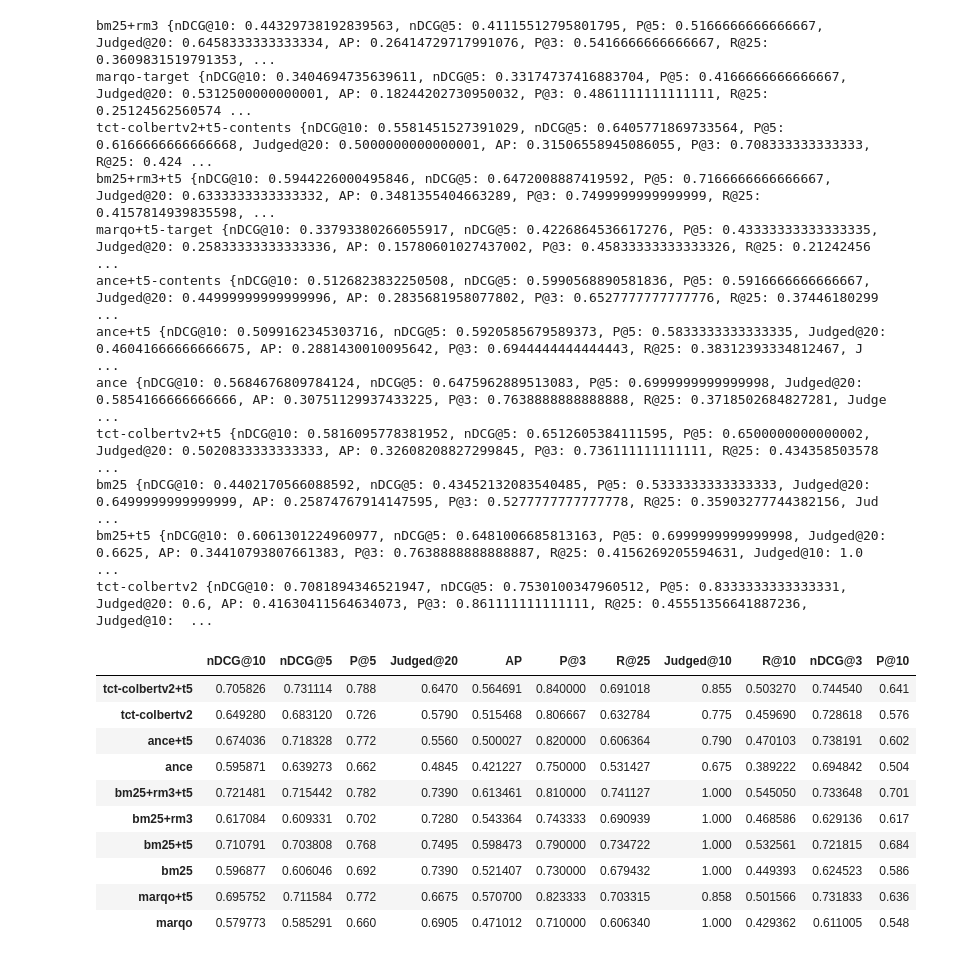
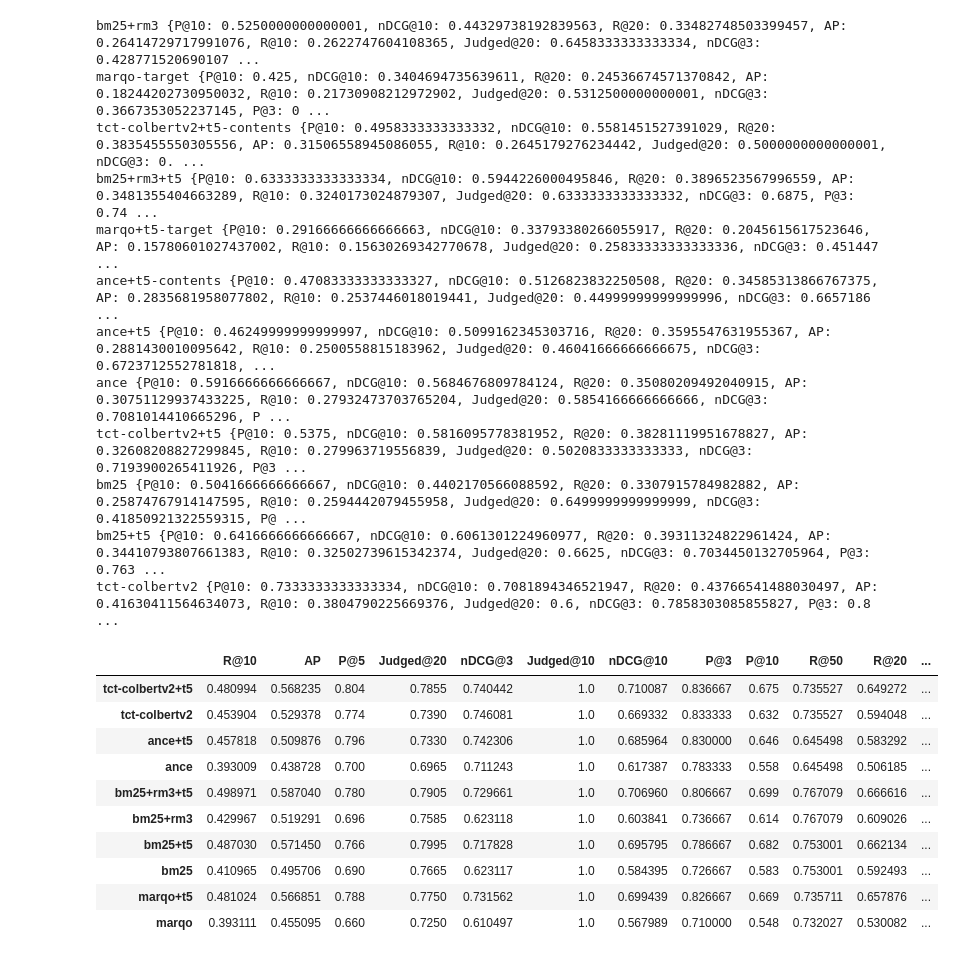
Before and after one commit to PhilipZubel/task-search-quality, a Jupyter notebook: results.ipynb, the cells around one changed output. Cells and saved outputs as stored; diff of their text form; code cells hidden in the pictures.

```diff
--- a/results.ipynb
+++ b/results.ipynb
@@ -12,7 +12,7 @@ qrels_folder = os.path.join(os.getcwd(), 'measurements', 'judgments')
 run_cooking_folder = os.path.join(os.getcwd(), 'measurements', 'cooking', 'run_files')
 run_diy_folder = os.path.join(os.getcwd(), 'measurements', 'diy', 'run_files')
 cooking_runs = os.listdir(run_cooking_folder)
-cooking_qrles = os.path.join(qrels_folder, "cooking.qrles")
+cooking_qrles = os.path.join(qrels_folder, "cooking.qrels")
 
 queries = {
     "COOKING" : pd.read_csv('queries/cooking.csv'),
@@ -35,7 +35,7 @@ def get_filepaths(folder):
 def get_accuracy(run_filepath, qrles_filepath):
     run = ir_measures.read_trec_run(run_filepath)
     qrles = ir_measures.read_trec_qrels(qrles_filepath)
-    accuracy = ir_measures.calc_aggregate([nDCG@3, nDCG@5, nDCG@10, Precision@3, Precision@5, Precision@10, Recall@10, Recall@25, Judged@10, Judged@20, MAP], qrles, run)
+    accuracy = ir_measures.calc_aggregate([nDCG@3, nDCG@5, nDCG@10, Precision@3, Precision@5, Precision@10, Recall@10, Recall@20, Recall@50, Judged@10, Judged@20, MAP], qrles, run)
     return accuracy
 
 def get_precision_recall(run_filepath, qrles_filepath):
@@ -77,49 +77,50 @@ for searcher in cooking_runs:
     accuracy = get_accuracy(run, cooking_qrles)
     print(searcher_name, accuracy)
 # %% [output]
-bm25+rm3 {nDCG@10: 0.44329738192839563, nDCG@5: 0.41115512795801795, P@5: 0.5166666666666667, Judged@20: 0.6458333333333334, AP: 0.26414729717991076, P@3: 0.5416666666666667, R@25: 0.3609831519791353, ...
-marqo-target {nDCG@10: 0.3404694735639611, nDCG@5: 0.33174737416883704, P@5: 0.4166666666666667, Judged@20: 0.5312500000000001, AP: 0.18244202730950032, P@3: 0.4861111111111111, R@25: 0.25124562560574 ...
-tct-colbertv2+t5-contents {nDCG@10: 0.5581451527391029, nDCG@5: 0.6405771869733564, P@5: 0.6166666666666668, Judged@20: 0.5000000000000001, AP: 0.31506558945086055, P@3: 0.708333333333333, R@25: 0.424 ...
-bm25+rm3+t5 {nDCG@10: 0.5944226000495846, nDCG@5: 0.6472008887419592, P@5: 0.7166666666666667, Judged@20: 0.6333333333333332, AP: 0.3481355404663289, P@3: 0.7499999999999999, R@25: 0.4157814939835598, ...
-marqo+t5-target {nDCG@10: 0.33793380266055917, nDCG@5: 0.4226864536617276, P@5: 0.43333333333333335, Judged@20: 0.25833333333333336, AP: 0.15780601027437002, P@3: 0.45833333333333326, R@25: 0.21242456 ...
-ance+t5-contents {nDCG@10: 0.5126823832250508, nDCG@5: 0.5990568890581836, P@5: 0.5916666666666667, Judged@20: 0.44999999999999996, AP: 0.2835681958077802, P@3: 0.6527777777777776, R@25: 0.37446180299 ...
-ance+t5 {nDCG@10: 0.5099162345303716, nDCG@5: 0.5920585679589373, P@5: 0.5833333333333335, Judged@20: 0.46041666666666675, AP: 0.2881430010095642, P@3: 0.6944444444444443, R@25: 0.38312393334812467, J ...
-ance {nDCG@10: 0.5684676809784124, nDCG@5: 0.6475962889513083, P@5: 0.6999999999999998, Judged@20: 0.5854166666666666, AP: 0.30751129937433225, P@3: 0.7638888888888888, R@25: 0.3718502684827281, Judge ...
-tct-colbertv2+t5 {nDCG@10: 0.5816095778381952, nDCG@5: 0.6512605384111595, P@5: 0.6500000000000002, Judged@20: 0.5020833333333333, AP: 0.32608208827299845, P@3: 0.736111111111111, R@25: 0.434358503578 ...
-bm25 {nDCG@10: 0.4402170566088592, nDCG@5: 0.43452132083540485, P@5: 0.5333333333333333, Judged@20: 0.6499999999999999, AP: 0.25874767914147595, P@3: 0.5277777777777778, R@25: 0.35903277744382156, Jud ...
-bm25+t5 {nDCG@10: 0.6061301224960977, nDCG@5: 0.6481006685813163, P@5: 0.6999999999999998, Judged@20: 0.6625, AP: 0.34410793807661383, P@3: 0.7638888888888887, R@25: 0.4156269205594631, Judged@10: 1.0 ...
-tct-colbertv2 {nDCG@10: 0.7081894346521947, nDCG@5: 0.7530100347960512, P@5: 0.8333333333333331, Judged@20: 0.6, AP: 0.41630411564634073, P@3: 0.861111111111111, R@25: 0.45551356641887236, Judged@10:  ...
+bm25+rm3 {P@10: 0.5250000000000001, nDCG@10: 0.44329738192839563, R@20: 0.33482748503399457, AP: 0.26414729717991076, R@10: 0.2622747604108365, Judged@20: 0.6458333333333334, nDCG@3: 0.428771520690107 ...
+marqo-target {P@10: 0.425, nDCG@10: 0.3404694735639611, R@20: 0.24536674571370842, AP: 0.18244202730950032, R@10: 0.21730908212972902, Judged@20: 0.5312500000000001, nDCG@3: 0.3667353052237145, P@3: 0 ...
+tct-colbertv2+t5-contents {P@10: 0.4958333333333332, nDCG@10: 0.5581451527391029, R@20: 0.3835455550305556, AP: 0.31506558945086055, R@10: 0.2645179276234442, Judged@20: 0.5000000000000001, nDCG@3: 0. ...
+bm25+rm3+t5 {P@10: 0.6333333333333334, nDCG@10: 0.5944226000495846, R@20: 0.3896523567996559, AP: 0.3481355404663289, R@10: 0.3240173024879307, Judged@20: 0.6333333333333332, nDCG@3: 0.6875, P@3: 0.74 ...
+marqo+t5-target {P@10: 0.29166666666666663, nDCG@10: 0.33793380266055917, R@20: 0.2045615617523646, AP: 0.15780601027437002, R@10: 0.15630269342770678, Judged@20: 0.25833333333333336, nDCG@3: 0.451447 ...
+ance+t5-contents {P@10: 0.47083333333333327, nDCG@10: 0.5126823832250508, R@20: 0.34585313866767375, AP: 0.2835681958077802, R@10: 0.2537446018019441, Judged@20: 0.44999999999999996, nDCG@3: 0.6657186 ...
+ance+t5 {P@10: 0.46249999999999997, nDCG@10: 0.5099162345303716, R@20: 0.3595547631955367, AP: 0.2881430010095642, R@10: 0.2500558815183962, Judged@20: 0.46041666666666675, nDCG@3: 0.6723712552781818, ...
+ance {P@10: 0.5916666666666667, nDCG@10: 0.5684676809784124, R@20: 0.35080209492040915, AP: 0.30751129937433225, R@10: 0.27932473703765204, Judged@20: 0.5854166666666666, nDCG@3: 0.7081014410665296, P ...
+tct-colbertv2+t5 {P@10: 0.5375, nDCG@10: 0.5816095778381952, R@20: 0.38281119951678827, AP: 0.32608208827299845, R@10: 0.279963719556839, Judged@20: 0.5020833333333333, nDCG@3: 0.7193900265411926, P@3 ...
+bm25 {P@10: 0.5041666666666667, nDCG@10: 0.4402170566088592, R@20: 0.3307915784982882, AP: 0.25874767914147595, R@10: 0.2594442079455958, Judged@20: 0.6499999999999999, nDCG@3: 0.41850921322559315, P@ ...
+bm25+t5 {P@10: 0.6416666666666667, nDCG@10: 0.6061301224960977, R@20: 0.39311324822961424, AP: 0.34410793807661383, R@10: 0.32502739615342374, Judged@20: 0.6625, nDCG@3: 0.7034450132705964, P@3: 0.763 ...
+tct-colbertv2 {P@10: 0.7333333333333334, nDCG@10: 0.7081894346521947, R@20: 0.43766541488030497, AP: 0.41630411564634073, R@10: 0.3804790225669376, Judged@20: 0.6, nDCG@3: 0.7858303085855827, P@3: 0.8 ...
 # %%
 
 
 diy_runs = os.listdir(run_diy_folder)
-diy_qrles = os.path.join(qrels_folder, "diy.qrles")
+diy_qrles = os.path.join(qrels_folder, "diy.qrels")
 
 results = {}
 for searcher in sorted(diy_runs):
     run = os.path.join(run_diy_folder, searcher)
     searcher_name = searcher[:-4].lower()
     # print(searcher_name, run)
     accuracy = get_accuracy(run, diy_qrles)
     results[searcher_name] = accuracy
     # print(searcher_name, accuracy)
     # print(type(accuracy))
 
 df = pd.DataFrame(results).transpose()
 # df[["AP", "nDCG@3", "nDCG@5", "nDCG@10", "P@3", "P@5", "P@10", "R@10", "R@25"]]
+df.to_csv("/home/ubuntu/task-search-quality/measurements/diy/analysis/all-metrics.csv")
 df
 # %% [output]
-|  | nDCG@10 | nDCG@5 | P@5 | Judged@20 | AP | P@3 | R@25 | Judged@10 | R@10 | nDCG@3 | P@10 |
-| tct-colbertv2+t5 | 0.705826 | 0.731114 | 0.788 | 0.6470 | 0.564691 | 0.840000 | 0.691018 | 0.855 | 0.503270 | 0.744540 | 0.641 |
-| tct-colbertv2 | 0.649280 | 0.683120 | 0.726 | 0.5790 | 0.515468 | 0.806667 | 0.632784 | 0.775 | 0.459690 | 0.728618 | 0.576 |
-| ance+t5 | 0.674036 | 0.718328 | 0.772 | 0.5560 | 0.500027 | 0.820000 | 0.606364 | 0.790 | 0.470103 | 0.738191 | 0.602 |
-| ance | 0.595871 | 0.639273 | 0.662 | 0.4845 | 0.421227 | 0.750000 | 0.531427 | 0.675 | 0.389222 | 0.694842 | 0.504 |
-| bm25+rm3+t5 | 0.721481 | 0.715442 | 0.782 | 0.7390 | 0.613461 | 0.810000 | 0.741127 | 1.000 | 0.545050 | 0.733648 | 0.701 |
-| bm25+rm3 | 0.617084 | 0.609331 | 0.702 | 0.7280 | 0.543364 | 0.743333 | 0.690939 | 1.000 | 0.468586 | 0.629136 | 0.617 |
-| bm25+t5 | 0.710791 | 0.703808 | 0.768 | 0.7495 | 0.598473 | 0.790000 | 0.734722 | 1.000 | 0.532561 | 0.721815 | 0.684 |
-| bm25 | 0.596877 | 0.606046 | 0.692 | 0.7390 | 0.521407 | 0.730000 | 0.679432 | 1.000 | 0.449393 | 0.624523 | 0.586 |
-| marqo+t5 | 0.695752 | 0.711584 | 0.772 | 0.6675 | 0.570700 | 0.823333 | 0.703315 | 0.858 | 0.501566 | 0.731833 | 0.636 |
-| marqo | 0.579773 | 0.585291 | 0.660 | 0.6905 | 0.471012 | 0.710000 | 0.606340 | 1.000 | 0.429362 | 0.611005 | 0.548 |
+|  | R@10 | AP | P@5 | Judged@20 | nDCG@3 | Judged@10 | nDCG@10 | P@3 | P@10 | R@50 | R@20 | ... |
+| tct-colbertv2+t5 | 0.480994 | 0.568235 | 0.804 | 0.7855 | 0.740442 | 1.0 | 0.710087 | 0.836667 | 0.675 | 0.735527 | 0.649272 | ... |
+| tct-colbertv2 | 0.453904 | 0.529378 | 0.774 | 0.7390 | 0.746081 | 1.0 | 0.669332 | 0.833333 | 0.632 | 0.735527 | 0.594048 | ... |
+| ance+t5 | 0.457818 | 0.509876 | 0.796 | 0.7330 | 0.742306 | 1.0 | 0.685964 | 0.830000 | 0.646 | 0.645498 | 0.583292 | ... |
+| ance | 0.393009 | 0.438728 | 0.700 | 0.6965 | 0.711243 | 1.0 | 0.617387 | 0.783333 | 0.558 | 0.645498 | 0.506185 | ... |
+| bm25+rm3+t5 | 0.498971 | 0.587040 | 0.780 | 0.7905 | 0.729661 | 1.0 | 0.706960 | 0.806667 | 0.699 | 0.767079 | 0.666616 | ... |
+| bm25+rm3 | 0.429967 | 0.519291 | 0.696 | 0.7585 | 0.623118 | 1.0 | 0.603841 | 0.736667 | 0.614 | 0.767079 | 0.609026 | ... |
+| bm25+t5 | 0.487030 | 0.571450 | 0.766 | 0.7995 | 0.717828 | 1.0 | 0.695795 | 0.786667 | 0.682 | 0.753001 | 0.662134 | ... |
+| bm25 | 0.410965 | 0.495706 | 0.690 | 0.7665 | 0.623117 | 1.0 | 0.584395 | 0.726667 | 0.583 | 0.753001 | 0.592493 | ... |
+| marqo+t5 | 0.481024 | 0.566851 | 0.788 | 0.7750 | 0.731562 | 1.0 | 0.699439 | 0.826667 | 0.669 | 0.735711 | 0.657876 | ... |
+| marqo | 0.393111 | 0.455095 | 0.660 | 0.7250 | 0.610497 | 1.0 | 0.567989 | 0.710000 | 0.548 | 0.732027 | 0.530082 | ... |
 # %%
 results_iprec = {}
 precs = [IPrec@round(p,1) for p in np.arange(0,1.1,0.1)]
```
Also changed, not shown: parts of 9 cells of this notebook, 14 other files.
